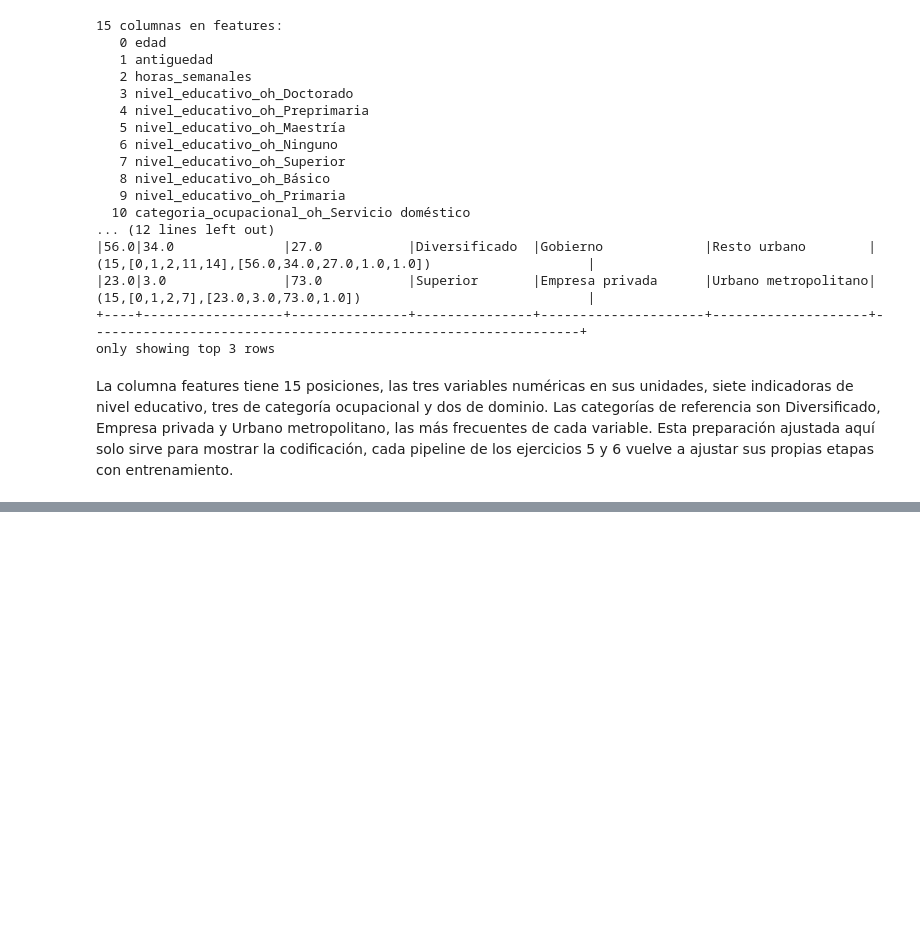
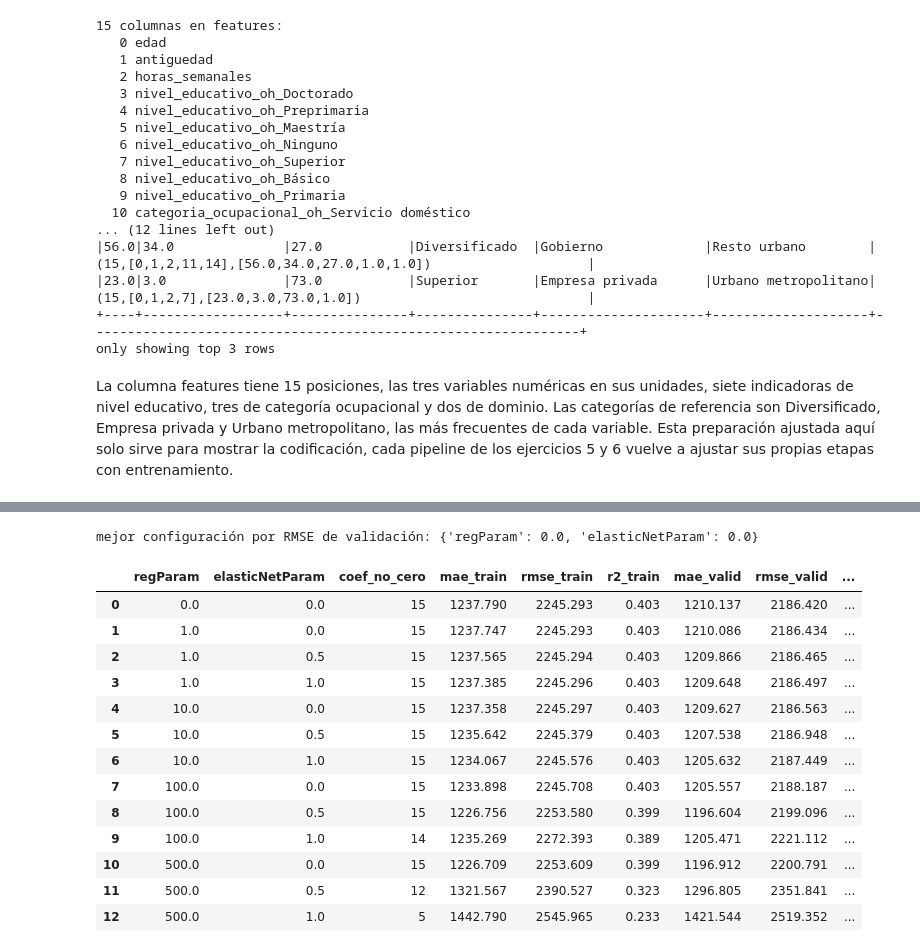
Before and after one commit to Fercho1118/Lab7_DS, a Jupyter notebook: notebooks/lab7.ipynb, the cells around one changed output, grey strips where cells are left out. Saved outputs shown, nothing was run; the diff lists cells and outputs as text; code cells hidden in the pictures; blank space fills up the shorter version.

```diff
--- a/notebooks/lab7.ipynb
+++ b/notebooks/lab7.ipynb
@@ -1303,0 +1319,47 @@ pipeline de los ejercicios 5 y 6 vuelve a ajustar sus propias etapas con entrena
+# %%
+MODELOS = ROOT / "modelos"
+MODELOS.mkdir(exist_ok=True)
+
+
+def pipeline_lr(regParam, elasticNetParam):
+    lr = LinearRegression(featuresCol="features", labelCol=OBJETIVO, regParam=regParam,
+                          elasticNetParam=elasticNetParam, standardization=True, maxIter=200)
+    return Pipeline(stages=etapas_comunes() + [lr])
+
+
+GRILLA_LR = [{"regParam": 0.0, "elasticNetParam": 0.0}] + [
+    {"regParam": r, "elasticNetParam": a} for r in [1.0, 10.0, 100.0, 500.0]
+    for a in [0.0, 0.5, 1.0]]
+
+filas, modelos_lr = [], []
+for cfg in GRILLA_LR:
+    modelo = pipeline_lr(**cfg).fit(entrenamiento)
+    modelos_lr.append(modelo)
+    m_tr = metricas(modelo.transform(entrenamiento))
+    m_va = metricas(modelo.transform(validacion))
+    coef_no_cero = int(np.sum(np.abs(modelo.stages[-1].coefficients.toArray()) > 1e-9))
+    filas.append({**cfg, "coef_no_cero": coef_no_cero,
+                  **{f"{k}_train": v for k, v in m_tr.items()},
+                  **{f"{k}_valid": v for k, v in m_va.items()}})
+resultados_lr = pd.DataFrame(filas)
+i_lr = resultados_lr["rmse_valid"].idxmin()
+mejor_cfg_lr = GRILLA_LR[i_lr]
+mejor_lr = modelos_lr[i_lr]
+print("mejor configuración por RMSE de validación:", mejor_cfg_lr)
+resultados_lr.round(3)
+# %% [output]
+mejor configuración por RMSE de validación: {'regParam': 0.0, 'elasticNetParam': 0.0}
+|  | regParam | elasticNetParam | coef_no_cero | mae_train | rmse_train | r2_train | mae_valid | rmse_valid | ... |
+| 0 | 0.0 | 0.0 | 15 | 1237.790 | 2245.293 | 0.403 | 1210.137 | 2186.420 | ... |
+| 1 | 1.0 | 0.0 | 15 | 1237.747 | 2245.293 | 0.403 | 1210.086 | 2186.434 | ... |
+| 2 | 1.0 | 0.5 | 15 | 1237.565 | 2245.294 | 0.403 | 1209.866 | 2186.465 | ... |
+| 3 | 1.0 | 1.0 | 15 | 1237.385 | 2245.296 | 0.403 | 1209.648 | 2186.497 | ... |
+| 4 | 10.0 | 0.0 | 15 | 1237.358 | 2245.297 | 0.403 | 1209.627 | 2186.563 | ... |
+| 5 | 10.0 | 0.5 | 15 | 1235.642 | 2245.379 | 0.403 | 1207.538 | 2186.948 | ... |
+| 6 | 10.0 | 1.0 | 15 | 1234.067 | 2245.576 | 0.403 | 1205.632 | 2187.449 | ... |
+| 7 | 100.0 | 0.0 | 15 | 1233.898 | 2245.708 | 0.403 | 1205.557 | 2188.187 | ... |
+| 8 | 100.0 | 0.5 | 15 | 1226.756 | 2253.580 | 0.399 | 1196.604 | 2199.096 | ... |
+| 9 | 100.0 | 1.0 | 14 | 1235.269 | 2272.393 | 0.389 | 1205.471 | 2221.112 | ... |
+| 10 | 500.0 | 0.0 | 15 | 1226.709 | 2253.609 | 0.399 | 1196.912 | 2200.791 | ... |
+| 11 | 500.0 | 0.5 | 12 | 1321.567 | 2390.527 | 0.323 | 1296.805 | 2351.841 | ... |
+| 12 | 500.0 | 1.0 | 5 | 1442.790 | 2545.965 | 0.233 | 1421.544 | 2519.352 | ... |
```
Also changed, not shown: parts of 6 cells of this notebook.
